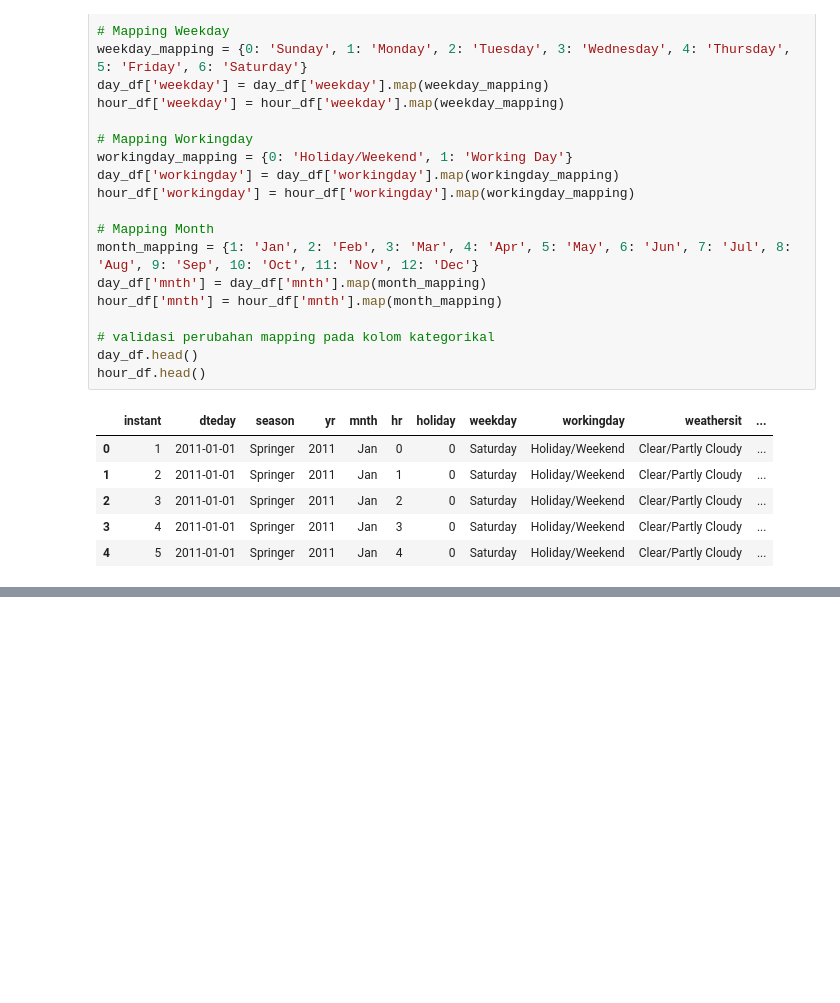
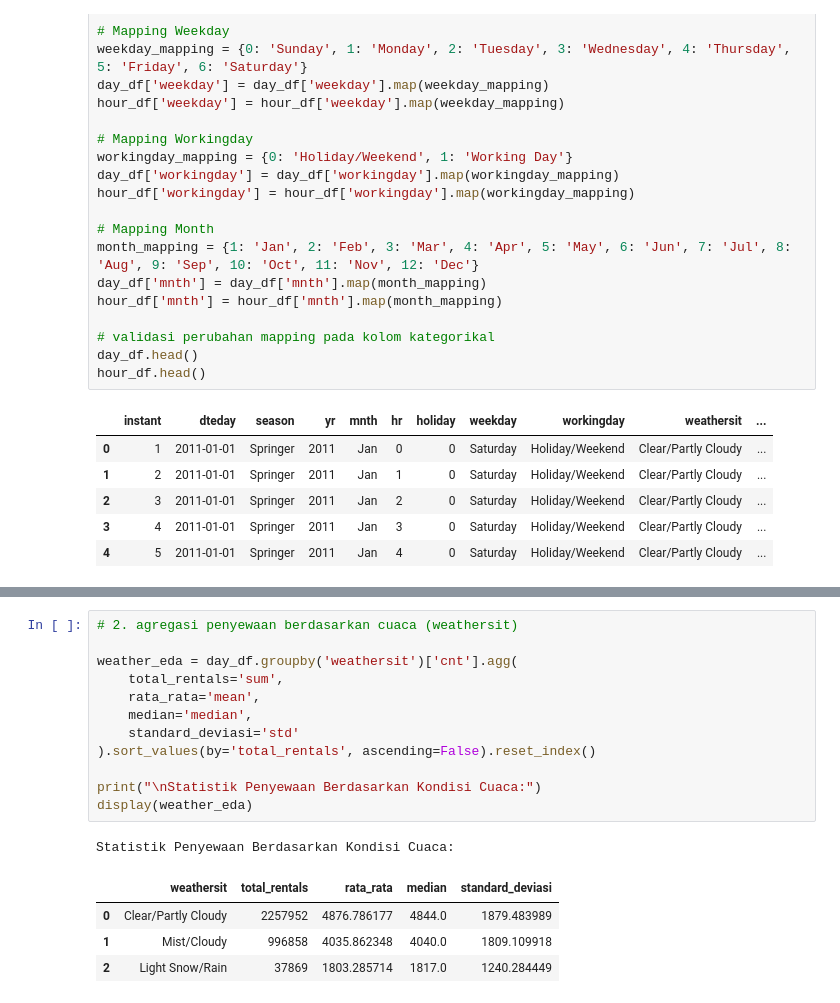
Before and after one commit to primoputra/proyek_analisis_data, a Jupyter notebook: notebook.ipynb, the cells around one changed output, grey strips where cells are left out. Saved outputs shown, nothing was run; the diff lists cells and outputs as text; blank space fills up the shorter version.

```diff
--- a/notebook.ipynb
+++ b/notebook.ipynb
@@ -245,0 +270,18 @@ hour_df.head()
+# %%
+# 2. agregasi penyewaan berdasarkan cuaca (weathersit)
+
+weather_eda = day_df.groupby('weathersit')['cnt'].agg(
+    total_rentals='sum',
+    rata_rata='mean',
+    median='median',
+    standard_deviasi='std'
+).sort_values(by='total_rentals', ascending=False).reset_index()
+
+print("\nStatistik Penyewaan Berdasarkan Kondisi Cuaca:")
+display(weather_eda)
+# %% [output]
+Statistik Penyewaan Berdasarkan Kondisi Cuaca:
+|  | weathersit | total_rentals | rata_rata | median | standard_deviasi |
+| 0 | Clear/Partly Cloudy | 2257952 | 4876.786177 | 4844.0 | 1879.483989 |
+| 1 | Mist/Cloudy | 996858 | 4035.862348 | 4040.0 | 1809.109918 |
+| 2 | Light Snow/Rain | 37869 | 1803.285714 | 1817.0 | 1240.284449 |
```
Also changed, not shown: parts of 3 cells of this notebook.
